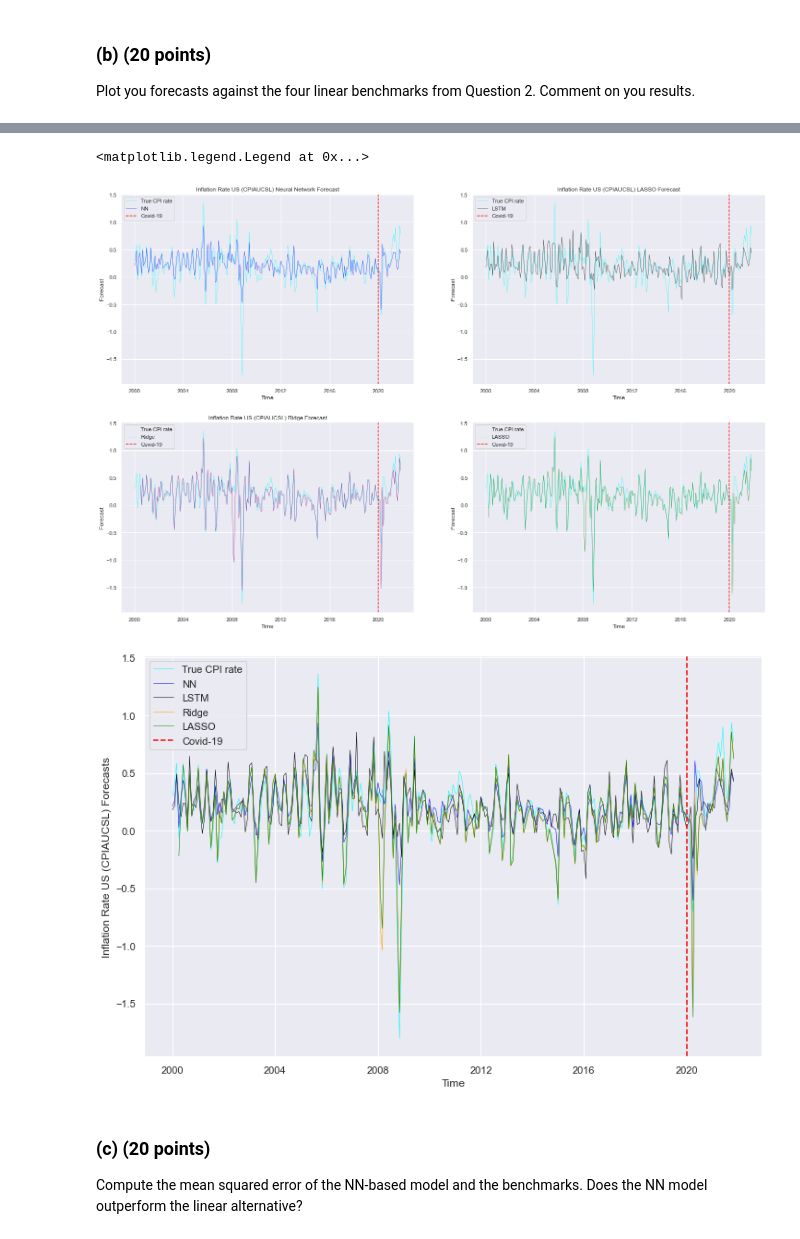
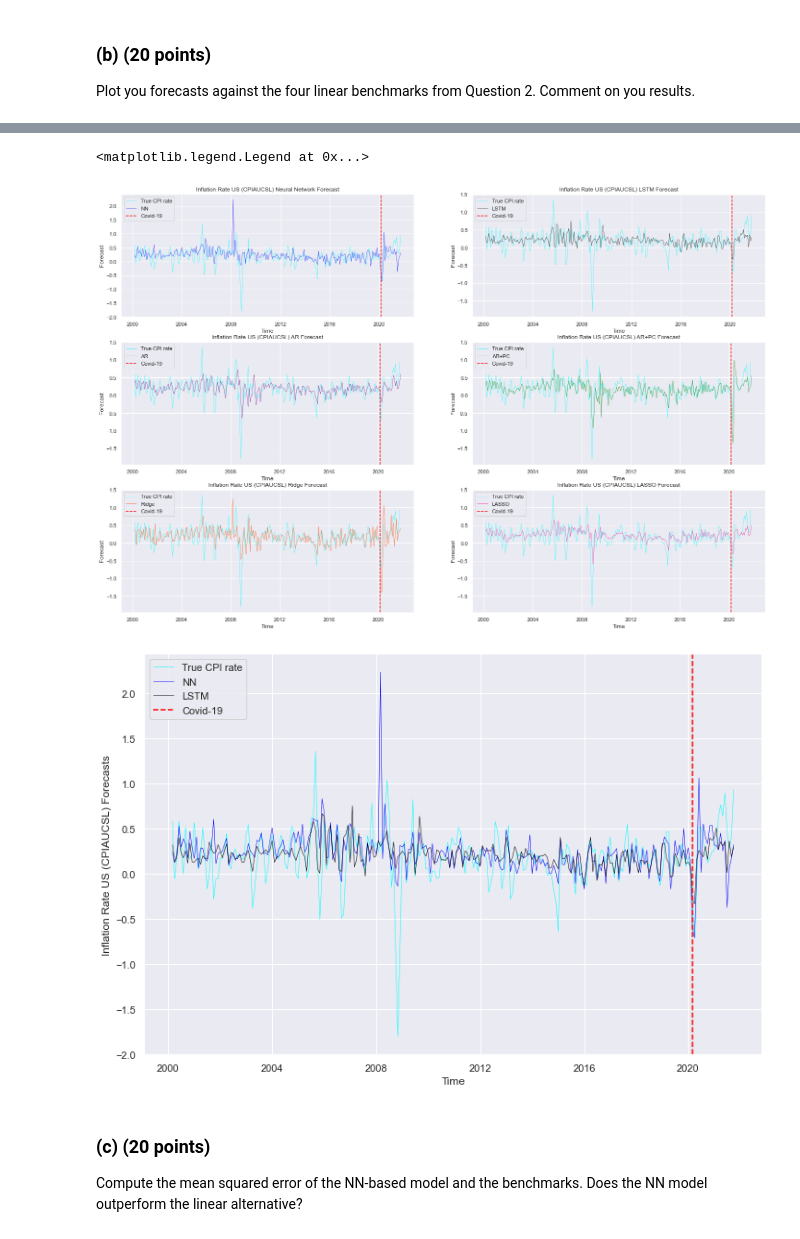
Before and after one commit to guimasuko/AssignmentEconometricsIV, a Jupyter notebook: code/q3NN.ipynb, the cells around one changed output, grey strips where cells are left out. Drawn from its saved outputs; the diff is of its cells as text; code cells hidden in the pictures.

Commit message:
nn predictions

```diff
--- a/code/q3NN.ipynb
+++ b/code/q3NN.ipynb
@@ -45,7 +45,7 @@ df.head()
 5 rows × 104 columns
 # %%
 # set the amount of lags
-lags = 2
+lags = 4
 # %%
 # create lagged variables
 for col in df.columns:
@@ -158,0 +166,4 @@ df[["CPIAUCSL", "CPIAUCSL_estimated_NN", "CPIAUCSL_estimated_LSTM"]][rolling_win
+# %%
+path = f'{directory}\\output\\NN_predictions.csv'
+df = pd.read_csv(path, index_col=0)
+df.index = pd.to_datetime(df.index)
@@ -188,0 +220,4 @@ mse
+# %%
+path = f'{directory}\\output\\NN_MSE.csv'
+mse = pd.read_csv(path, index_col=0)
+mse.index = pd.to_datetime(mse.index)
@@ -237,5 +265,5 @@ lasso
 # %%
-fig, axes = plt.subplots(nrows=2, ncols=2, figsize=(24, 16))
+fig, axes = plt.subplots(nrows=3, ncols=2, figsize=(24, 16))
 
 # True CPI
 axes[0,0].plot(df['CPIAUCSL'][rolling_window:], color='cyan', label='True CPI rate', linewidth=0.5)
@@ -263,50 +291,70 @@ axes[0,1].legend()
 
 # True CPI
 axes[1,0].plot(df['CPIAUCSL'][rolling_window:], color='cyan', label='True CPI rate', linewidth=0.5)
-# Ridge
-axes[1,0].plot(ridge["lag1"], color='purple', label='Ridge', linewidth=0.5)
+# AR
+axes[1,0].plot(forecast_ln["forecasts.forecasts_Q2.AR"], color='purple', label='AR', linewidth=0.5)
 # adding a vertical line at 2020, January
 axes[1,0].axvline(x=mse.index[240], color='red', linestyle='--', label='Covid-19')
 # labels
 axes[1,0].set_xlabel('Time')
 axes[1,0].set_ylabel('Forecast')
-axes[1,0].set_title('Inflation Rate US (CPIAUCSL) Ridge Forecast')
+axes[1,0].set_title('Inflation Rate US (CPIAUCSL) AR Forecast')
 axes[1,0].legend()
 
 # True CPI
 axes[1,1].plot(df['CPIAUCSL'][rolling_window:], color='cyan', label='True CPI rate', linewidth=0.5)
-# LASSO
-axes[1,1].plot(lasso["lag1"], color='green', label='LASSO', linewidth=0.5)
+# AR+PC
+axes[1,1].plot(forecast_ln["forecasts.forecasts_Q2.AR_PC"], color='green', label='AR+PC', linewidth=0.5)
 # adding a vertical line at 2020, January
 axes[1,1].axvline(x=mse.index[240], color='red', linestyle='--', label='Covid-19')
 # labels
 axes[1,1].set_xlabel('Time')
 axes[1,1].set_ylabel('Forecast')
-axes[0,1].set_title('Inflation Rate US (CPIAUCSL) LASSO Forecast')
+axes[1,1].set_title('Inflation Rate US (CPIAUCSL) AR+PC Forecast')
 axes[1,1].legend()
+
+# True CPI
+axes[2,0].plot(df['CPIAUCSL'][rolling_window:], color='cyan', label='True CPI rate', linewidth=0.5)
+# Ridge
+axes[2,0].plot(forecast_ln["forecasts.forecasts_Q2.Ridge"], color='orangered', label='Ridge', linewidth=0.5)
+# adding a vertical line at 2020, January
+axes[2,0].axvline(x=mse.index[240], color='red', linestyle='--', label='Covid-19')
+# labels
+axes[2,0].set_xlabel('Time')
+axes[2,0].set_ylabel('Forecast')
+axes[2,0].set_title('Inflation Rate US (CPIAUCSL) Ridge Forecast')
+axes[2,0].legend()
+
+# True CPI
+axes[2,1].plot(df['CPIAUCSL'][rolling_window:], color='cyan', label='True CPI rate', linewidth=0.5)
+# LASSO
+axes[2,1].plot(forecast_ln["forecasts.forecasts_Q2.LASSO"], color='deeppink', label='LASSO', linewidth=0.5)
+# adding a vertical line at 2020, January
+axes[2,1].axvline(x=mse.index[240], color='red', linestyle='--', label='Covid-19')
+# labels
+axes[2,1].set_xlabel('Time')
+axes[2,1].set_ylabel('Forecast')
+axes[2,1].set_title('Inflation Rate US (CPIAUCSL) LASSO Forecast')
+axes[2,1].legend()
 # %% [output]
 <matplotlib.legend.Legend at 0x...>
-[figure, old version]
+[figure, new version]
 # %%
 plt.plot(df['CPIAUCSL'][rolling_window:], color='cyan', label='True CPI rate', linewidth = 0.5)
 
 plt.plot(df["CPIAUCSL_estimated_NN"], color='blue', label='NN', linewidth = 0.5)
 
 plt.plot(df["CPIAUCSL_estimated_LSTM"], color='black', label='LSTM', linewidth = 0.5)
-
-plt.plot(ridge["lag1"], color='orange', label='Ridge', linewidth = 0.5)
-
-plt.plot(lasso["lag1"], color='green', label='LASSO', linewidth = 0.5)
 
 # adding a vertical line at 2020, January
 plt.axvline(x=mse.index[240], color='red', linestyle='--', label='Covid-19')
 
 plt.xlabel('Time')
 plt.ylabel('Inflation Rate US (CPIAUCSL) Forecasts')
 plt.legend()
 plt.show()
 # %% [output]
-[figure, old version]
+[figure, new version]
 # %% [markdown]
 ### (c) (20 points)
 
```
Also changed, not shown: parts of 29 cells of this notebook, 8 other files.
